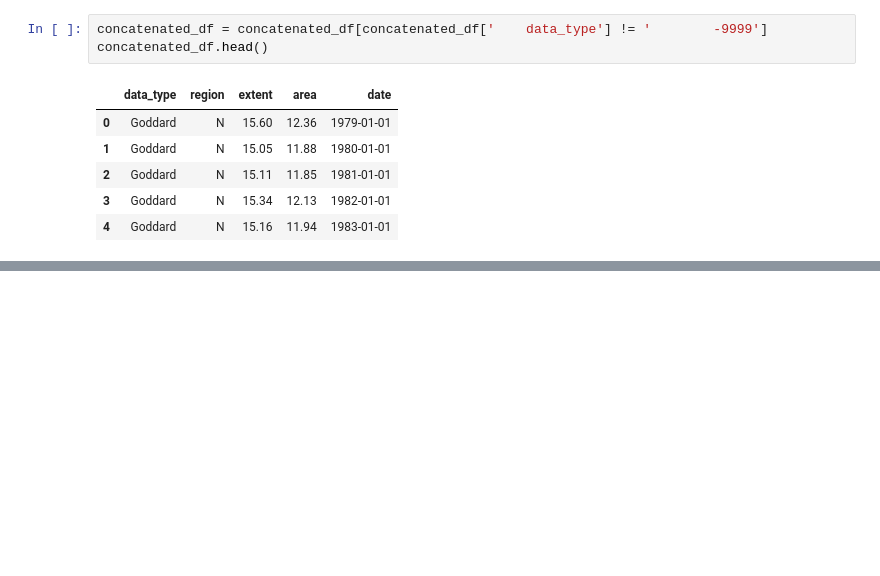
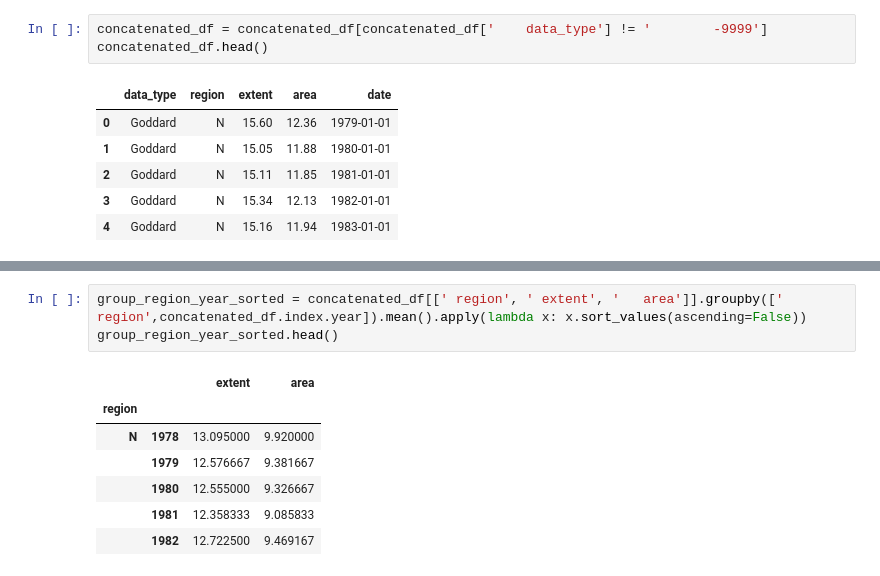
Before and after one commit to dmateusp/icy-polar-opposites, a Jupyter notebook: exploration/notebooks/Sidads Colorado, Ice north and south data.ipynb, the cells around one changed output, grey strips where cells are left out. Drawn from its saved outputs; the diff is of its cells as text; blank space fills up the shorter version.

```diff
--- a/exploration/notebooks/Sidads Colorado, Ice north and south data.ipynb
+++ b/exploration/notebooks/Sidads Colorado, Ice north and south data.ipynb
@@ -76,0 +72,11 @@ dtype: object
+# %%
+group_region_year_sorted = concatenated_df[[' region', ' extent', '   area']].groupby([' region',concatenated_df.index.year]).mean().apply(lambda x: x.sort_values(ascending=False))
+group_region_year_sorted.head()
+# %% [output]
+|  |  | extent | area |
+| region |  |  |  |
+| N | 1978 | 13.095000 | 9.920000 |
+|  | 1979 | 12.576667 | 9.381667 |
+|  | 1980 | 12.555000 | 9.326667 |
+|  | 1981 | 12.358333 | 9.085833 |
+|  | 1982 | 12.722500 | 9.469167 |
```
Also changed, not shown: parts of 5 cells of this notebook, 2 other files.
